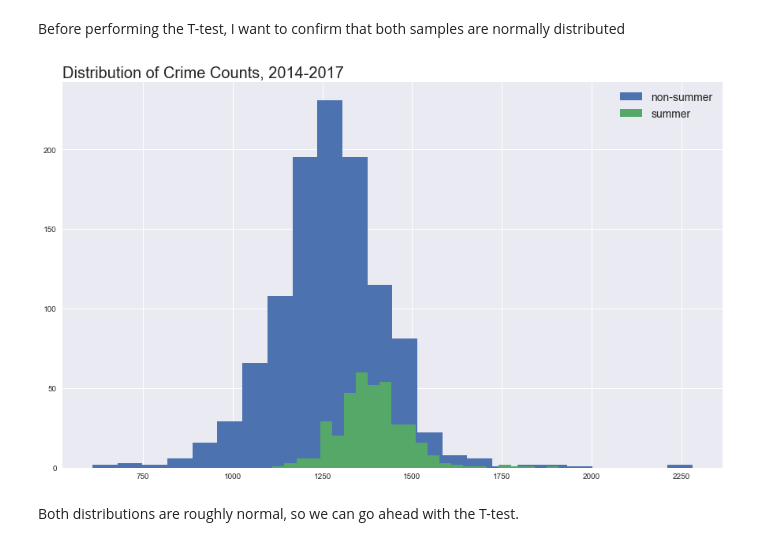
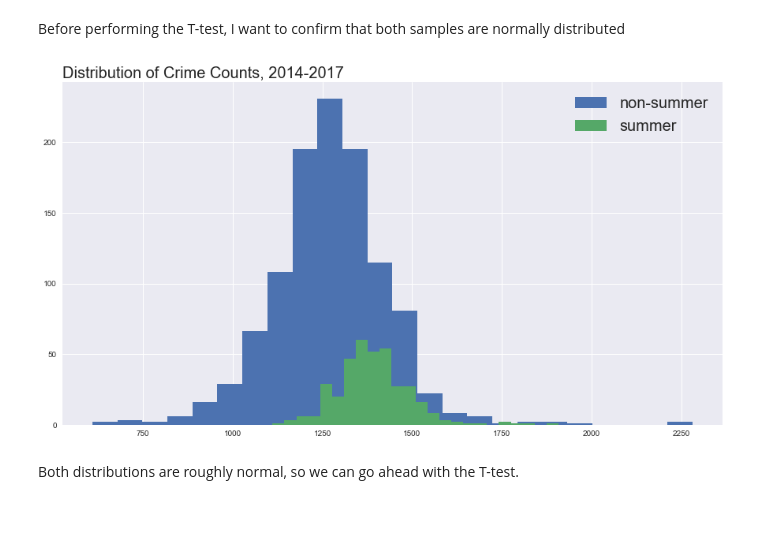
Before and after one commit to kevinacrystal/SARIMAX_crime, a Jupyter notebook: 01_Cleaning_and_EDA.ipynb, the cells around one changed output. Drawn from its saved outputs; the diff is of its cells as text; code cells hidden in the pictures; blank space fills up the shorter version.

```diff
--- a/01_Cleaning_and_EDA.ipynb
+++ b/01_Cleaning_and_EDA.ipynb
@@ -379,13 +390,13 @@ Before performing the T-test, I want to confirm that both samples are normally d
 # %%
 # plot the distributions of crime counts for both batches
 # to check that the assumption of normal distribution is met
-plt.figure(figsize=(15,9))
+plt.figure(figsize=(15,8))
 plt.hist(non_summer, label='non-summer', bins=24)
 plt.hist(summer, label='summer', bins=24)
 plt.title('Distribution of Crime Counts, 2014-2017', fontsize=20, loc='left')
-plt.legend(fontsize=14);
+plt.legend(fontsize=20);
 # %% [output]
-[figure, old version]
+[figure, new version]
 # %% [markdown]
 Both distributions are roughly normal, so we can go ahead with the T-test.
 # %%
```
Also changed, not shown: parts of 27 cells of this notebook, 5 other files.
